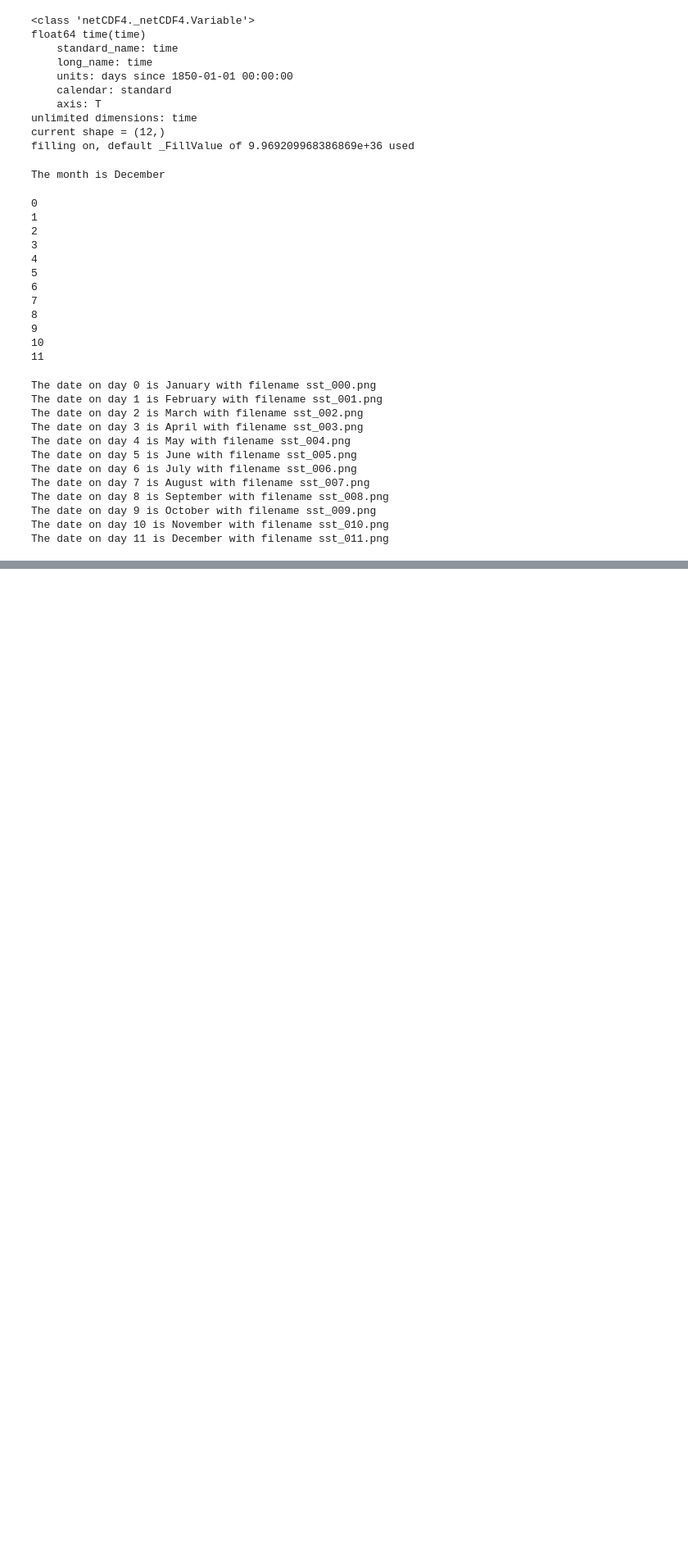
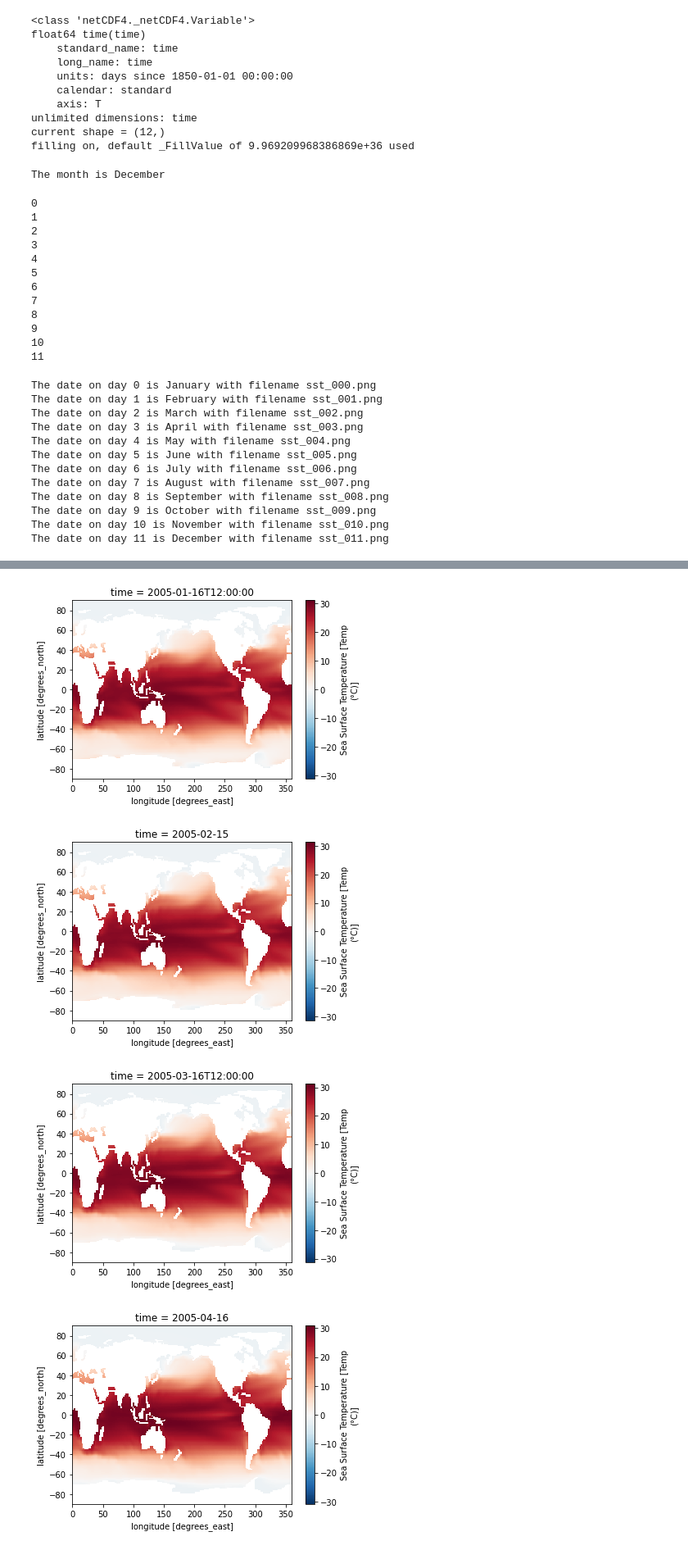
Before and after one commit to leticiastachelski/Sea_Ice_Codes_II, a Jupyter notebook: Making GIF NetCDF.ipynb, the cells around one changed output, grey strips where cells are left out. Shown at 82% size. Saved outputs shown, nothing was run; the diff lists cells and outputs as text; code cells hidden in the pictures; blank space fills up the shorter version.

```diff
--- a/Making GIF NetCDF.ipynb
+++ b/Making GIF NetCDF.ipynb
@@ -234,0 +243,3 @@ writer.close()
+# %%
+ds = xr.open_dataset('/home/leticia/Documentos/leticia_dados_CMIP/dados_CMIP5/IPSL/TSM/meantsm.nc')
+ds
@@ -234,0 +264,15 @@ writer.close()
+# %%
+tas=ds.tos
+tas= tas #-273.15
+tas.attrs['units'] = 'Temp (\N{DEGREE SIGN}C)'
+tas.attrs['long_name'] = "Sea Surface Temperature"
+# %%
+for i in range(12):
+    tas[i,:,:].plot(figsize=(6,4))
+    plt.show()
+    plt.close()
+# %% [output]
+[figure, added]
+[figure, added]
+[figure, added]
+[figure, added]
```
Also changed, not shown: parts of 9 cells of this notebook, 2 other files.
